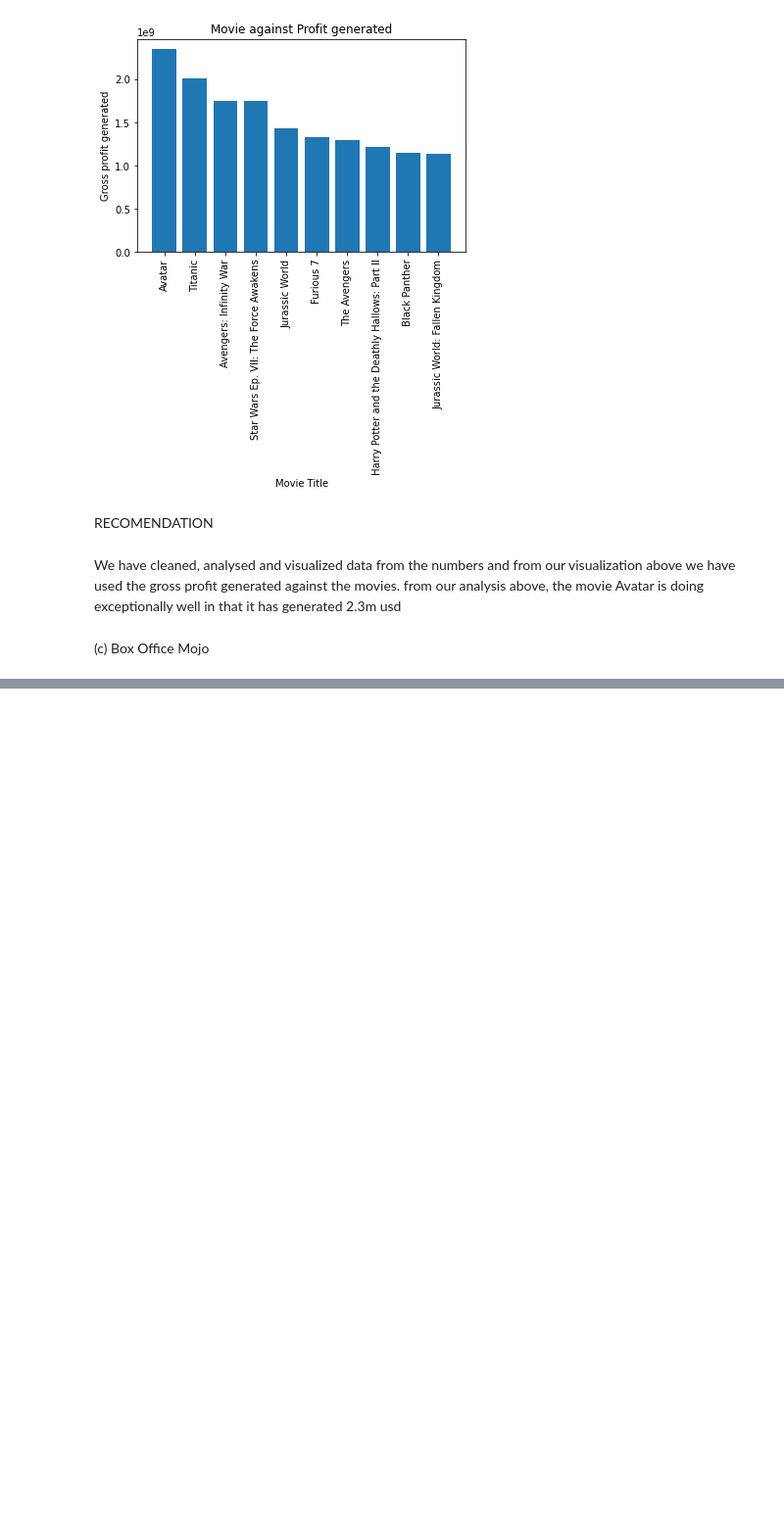
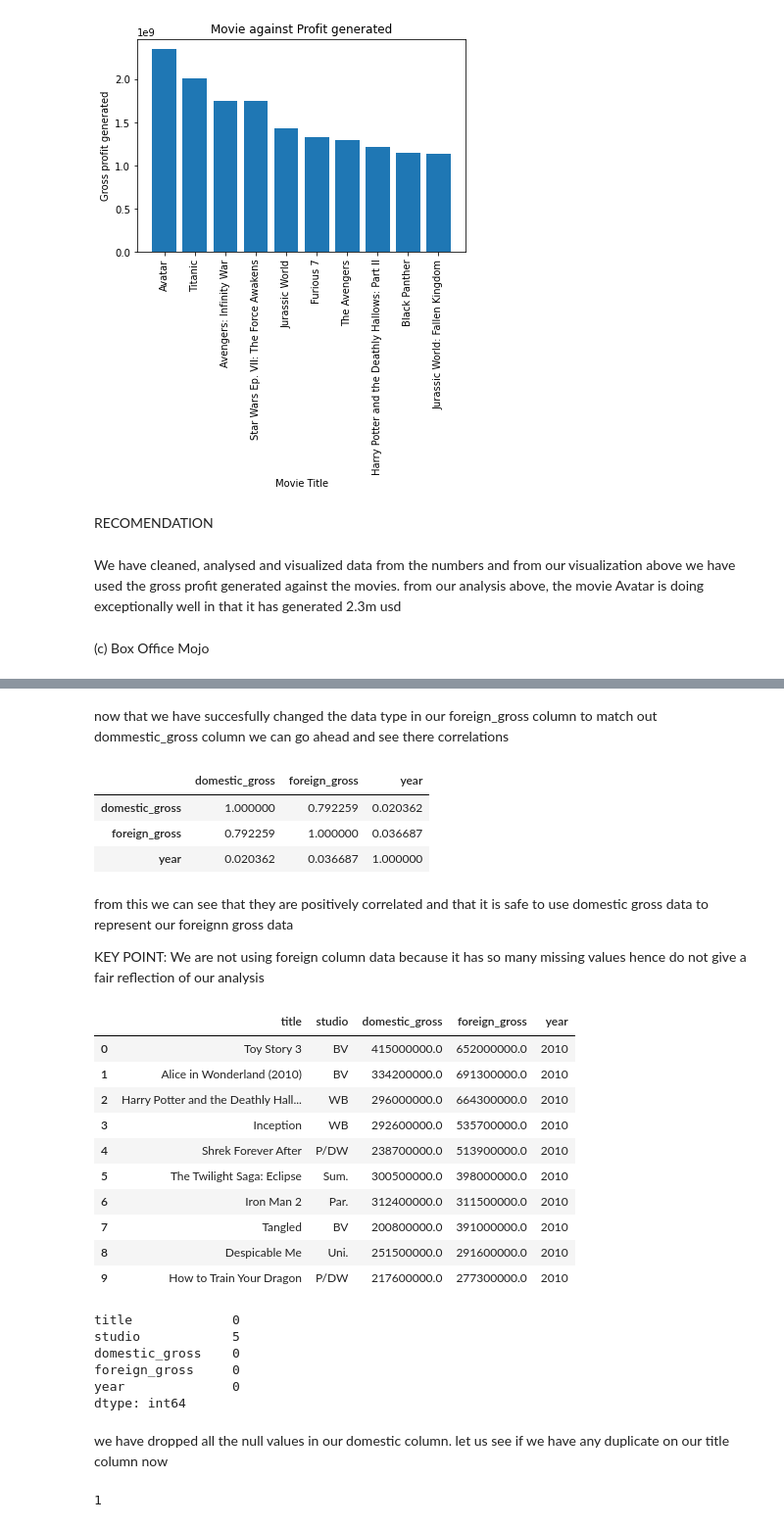
Before and after one commit to Salahudin654/Movie-Creation-Project, a Jupyter notebook: student.ipynb, the cells around one changed output, grey strips where cells are left out. Shown at 98% size. Cells and saved outputs as stored; diff of their text form; code cells hidden in the pictures; blank space fills up the shorter version.

```diff
--- a/student.ipynb
+++ b/student.ipynb
@@ -405,0 +444,11 @@ df2
+# %%
+# Now let us create a new dataframe called new_df containing our df2 info but again fill the null values in domestic gross and foreign gross columns with 0 and see the correlation
+new_df = df2
+
+#fill in missing values with 0
+new_df['domestic_gross'].fillna(0, inplace=True)
+new_df['foreign_gross'].fillna(0, inplace=True)
+new_df.head(10)
+
+#let is run .info()method and observe the 2 columns
+new_df.info()
@@ -405,0 +470,4 @@ df2
+# %%
+#changing foreign_gross column into floats
+new_df['foreign_gross'] = new_df['foreign_gross'].str.replace(',', '')
+new_df['foreign_gross'] = new_df['foreign_gross'].astype(float)
@@ -405,0 +490,49 @@ df2
+# %% [markdown]
+now that we have succesfully changed the data type in our foreign_gross column to match out dommestic_gross column we can go ahead and see there correlations
+# %%
+# looking the correlation between the 2 columns
+new_df.corr()
+# %% [output]
+|  | domestic_gross | foreign_gross | year |
+| domestic_gross | 1.000000 | 0.792259 | 0.020362 |
+| foreign_gross | 0.792259 | 1.000000 | 0.036687 |
+| year | 0.020362 | 0.036687 | 1.000000 |
+# %% [markdown]
+from this we can see that they are positively correlated and that it is safe to use domestic gross data to represent our foreignn gross data
+
+KEY POINT: We are not using foreign column data because it has so many missing values hence do not give a fair reflection of our analysis
+# %%
+# let us run our new_df data
+new_df.head(10)
+# %% [output]
+|  | title | studio | domestic_gross | foreign_gross | year |
+| 0 | Toy Story 3 | BV | 415000000.0 | 652000000.0 | 2010 |
+| 1 | Alice in Wonderland (2010) | BV | 334200000.0 | 691300000.0 | 2010 |
+| 2 | Harry Potter and the Deathly Hall... | WB | 296000000.0 | 664300000.0 | 2010 |
+| 3 | Inception | WB | 292600000.0 | 535700000.0 | 2010 |
+| 4 | Shrek Forever After | P/DW | 238700000.0 | 513900000.0 | 2010 |
+| 5 | The Twilight Saga: Eclipse | Sum. | 300500000.0 | 398000000.0 | 2010 |
+| 6 | Iron Man 2 | Par. | 312400000.0 | 311500000.0 | 2010 |
+| 7 | Tangled | BV | 200800000.0 | 391000000.0 | 2010 |
+| 8 | Despicable Me | Uni. | 251500000.0 | 291600000.0 | 2010 |
+| 9 | How to Train Your Dragon | P/DW | 217600000.0 | 277300000.0 | 2010 |
+# %%
+# now let us drop all the null values in our domestic gross column
+df2.dropna(subset=['domestic_gross'], inplace=True)
+df2.isnull().sum()
+# %% [output]
+title             0
+studio            5
+domestic_gross    0
+foreign_gross     0
+year              0
+dtype: int64
+# %% [markdown]
+we have dropped all the null values in our domestic column.
+let us see if we have any duplicate on our title column now
+# %%
+# checking for any duplicate on our title column
+duplicates=df2.duplicated(subset = 'title')
+duplicates.sum()
+# %% [output]
+1
```
Also changed, not shown: parts of 13 cells of this notebook.
